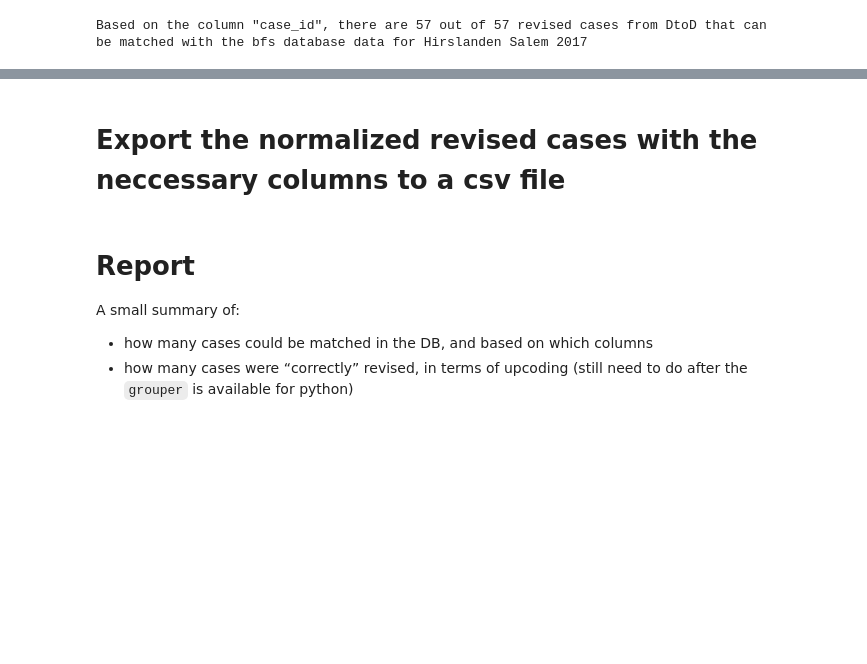
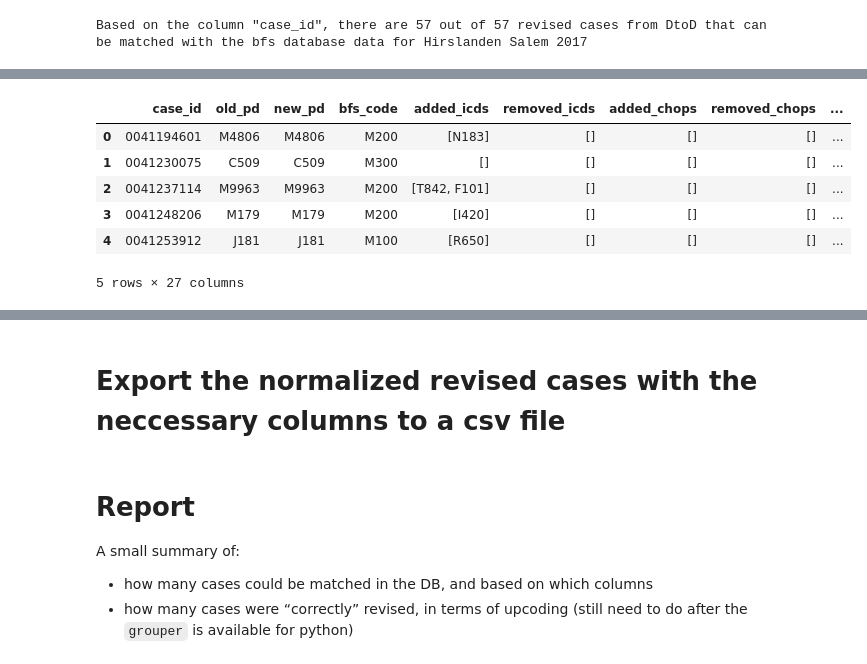
Before and after one commit to anschauf/code-scout-python, a Jupyter notebook: src/revised_case_normalization/model_normalization.ipynb, the cells around one changed output, grey strips where cells are left out. Saved outputs shown, nothing was run; the diff lists cells and outputs as text; code cells hidden in the pictures; blank space fills up the shorter version.

```diff
--- a/src/revised_case_normalization/model_normalization.ipynb
+++ b/src/revised_case_normalization/model_normalization.ipynb
@@ -153,3 +165,14 @@ revised_case_d2d_subset.head()
+# %%
+revised_case_normalized = revised_case_d2d_subset.merge(revised_case_db, how ='right', on='case_id')
+revised_case_normalized.head()
+# %% [output]
+|  | case_id | old_pd | new_pd | bfs_code | added_icds | removed_icds | added_chops | removed_chops | ... |
+| 0 | 0041194601 | M4806 | M4806 | M200 | [N183] | [] | [] | [] | ... |
+| 1 | 0041230075 | C509 | C509 | M300 | [] | [] | [] | [] | ... |
+| 2 | 0041237114 | M9963 | M9963 | M200 | [T842, F101] | [] | [] | [] | ... |
+| 3 | 0041248206 | M179 | M179 | M200 | [I420] | [] | [] | [] | ... |
+| 4 | 0041253912 | J181 | J181 | M100 | [R650] | [] | [] | [] | ... |
+5 rows × 27 columns
 # %%
 df_revised_case_normalized = revised_case_normalized[COLS_TO_SELECT]
 df_revised_case_normalized.head()
```
Also changed, not shown: parts of 4 cells of this notebook, 2 other files.
